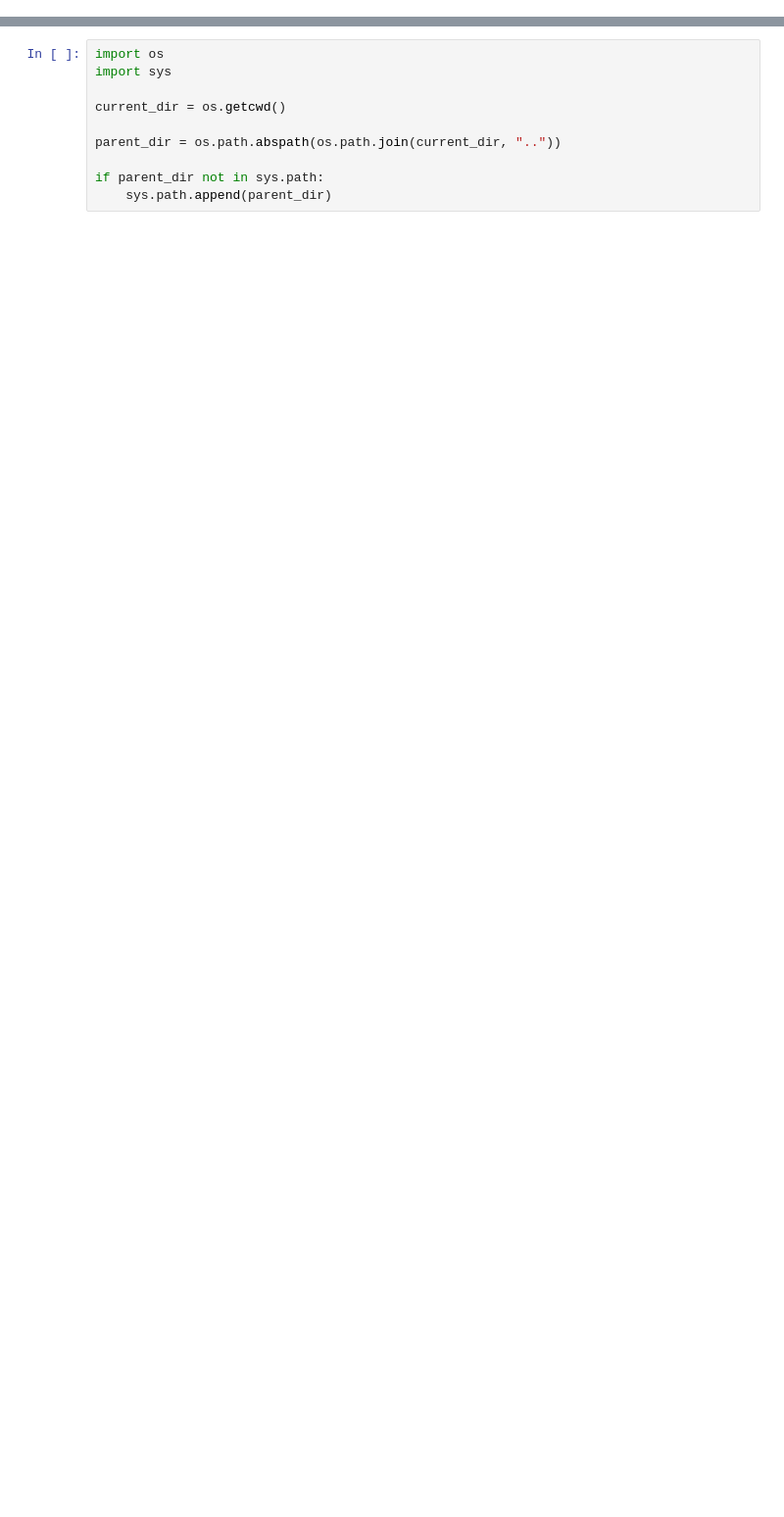
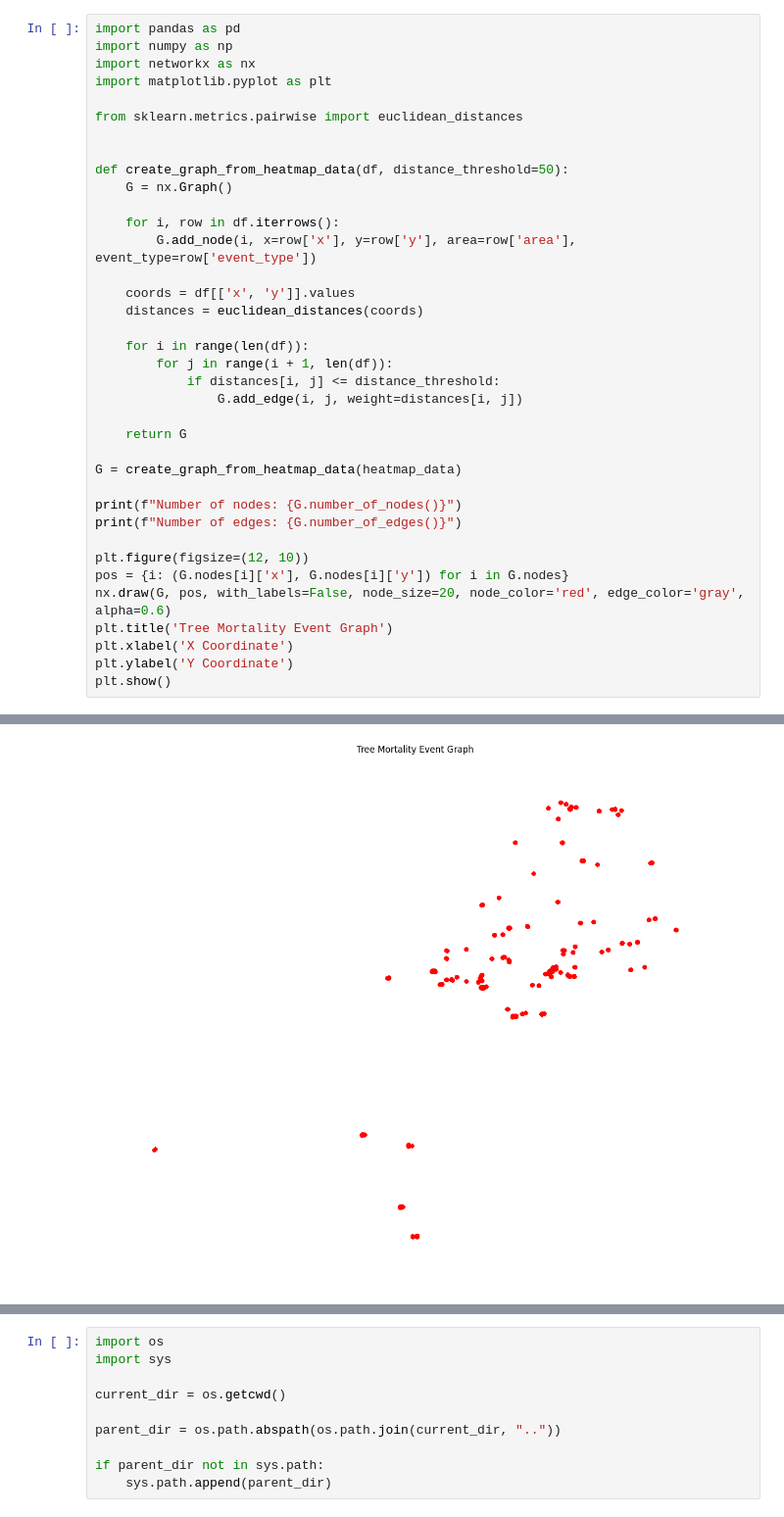
Before and after one commit to Global-Ecosystem-Health-Observatory/TreeMort, a Jupyter notebook: colab/demo.ipynb, the cells around one changed output, grey strips where cells are left out. Shown: that part at 98% size. Drawn from its saved outputs; the diff is of its cells as text; blank space fills up the shorter version.

```diff
--- a/colab/demo.ipynb
+++ b/colab/demo.ipynb
@@ -0,0 +334,38 @@
+# %%
+import pandas as pd
+import numpy as np
+import networkx as nx
+import matplotlib.pyplot as plt
+
+from sklearn.metrics.pairwise import euclidean_distances
+
+
+def create_graph_from_heatmap_data(df, distance_threshold=50):
+    G = nx.Graph()
+
+    for i, row in df.iterrows():
+        G.add_node(i, x=row['x'], y=row['y'], area=row['area'], event_type=row['event_type'])
+
+    coords = df[['x', 'y']].values
+    distances = euclidean_distances(coords)
+
+    for i in range(len(df)):
+        for j in range(i + 1, len(df)):
+            if distances[i, j] <= distance_threshold:
+                G.add_edge(i, j, weight=distances[i, j])
+
+    return G
+
+G = create_graph_from_heatmap_data(heatmap_data)
+
+print(f"Number of nodes: {G.number_of_nodes()}")
+print(f"Number of edges: {G.number_of_edges()}")
+
+plt.figure(figsize=(12, 10))
+pos = {i: (G.nodes[i]['x'], G.nodes[i]['y']) for i in G.nodes}
+nx.draw(G, pos, with_labels=False, node_size=20, node_color='red', edge_color='gray', alpha=0.6)
+plt.title('Tree Mortality Event Graph')
+plt.xlabel('X Coordinate')
+plt.ylabel('Y Coordinate')
+plt.show()
+# %% [output]
@@ -0,0 +374 @@
+[figure, added]
```
Also changed, not shown: parts of 49 cells of this notebook, 10 other files.
